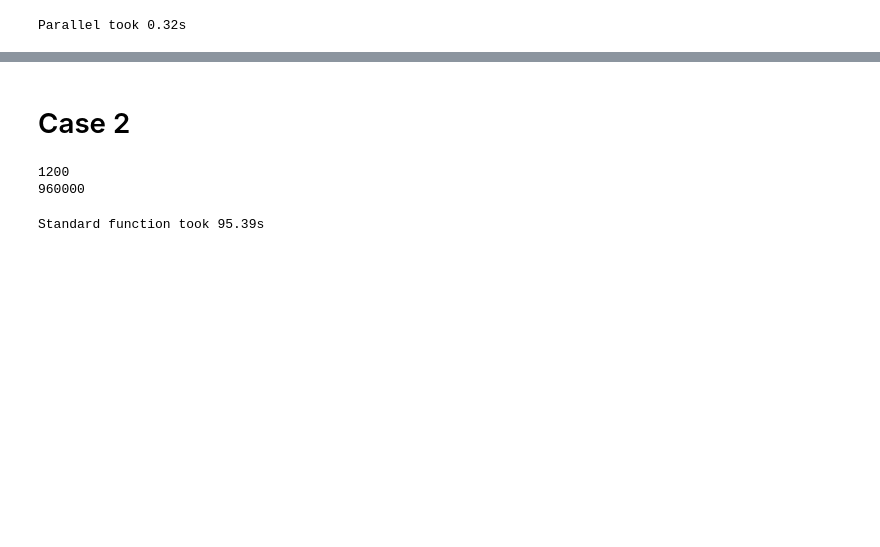
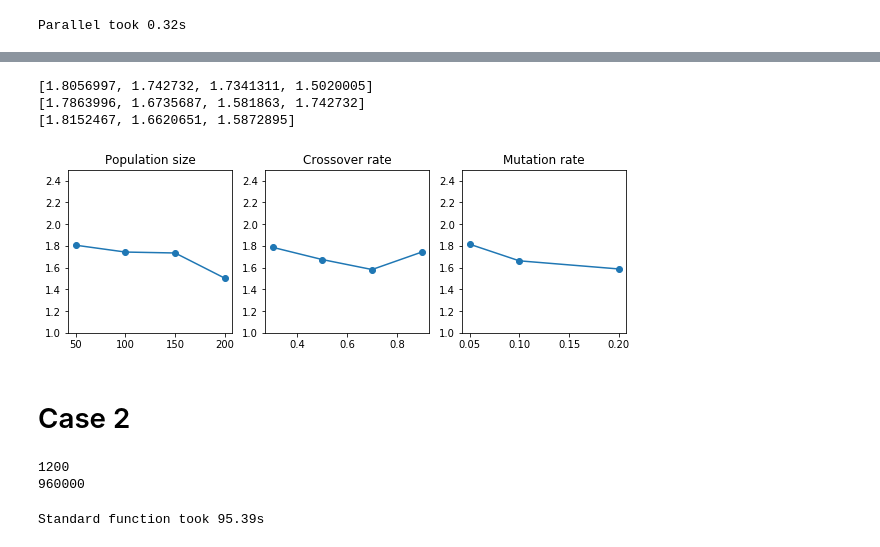
Before and after one commit to JeroenDM/planar_python_robotics, a Jupyter notebook: benchmark_planning_cases.py.ipynb, the cells around one changed output, grey strips where cells are left out. Saved outputs shown, nothing was run; the diff lists cells and outputs as text; code cells hidden in the pictures; blank space fills up the shorter version.

```diff
--- a/benchmark_planning_cases.py.ipynb
+++ b/benchmark_planning_cases.py.ipynb
@@ -57,3 +132,41 @@ plt.show()
+# %%
+def calc_effect(means, levels, exp):
+    effect = []
+    for level in levels:
+        temp = means[exp == level]
+        effect.append(np.mean(temp))
+    return effect
+p0 = np.array([e[0] for e in experiments])
+p1 = np.array([e[1] for e in experiments])
+p2 = np.array([e[2] for e in experiments])
+
+effect1 = calc_effect(mean_results, pop_size, p0)
+effect2 = calc_effect(mean_results, cross_rate, p1)
+effect3 = calc_effect(mean_results, mut_rate, p2)
+
+print(effect1)
+print(effect2)
+print(effect3)
+
+plt.figure(figsize=(10, 3))
+ax1 = plt.subplot(131)
+ax1.plot(pop_size, effect1, 'o-')
+ax1.set_title("Population size")
+ax1.set_ylim([1, 2.5])
+ax2 = plt.subplot(132)
+ax2.plot(cross_rate, effect2, 'o-')
+ax2.set_title("Crossover rate")
+ax2.set_ylim([1, 2.5])
+ax3 = plt.subplot(133)
+ax3.plot(mut_rate, effect3, 'o-')
+ax3.set_title("Mutation rate")
+ax3.set_ylim([1, 2.5])
+plt.show()
+# %% [output]
+[1.8056997, 1.742732, 1.7341311, 1.5020005]
+[1.7863996, 1.6735687, 1.581863, 1.742732]
+[1.8152467, 1.6620651, 1.5872895]
+[figure, added]
 # %% [markdown]
 # Case 2
 # %%
```
Also changed, not shown: parts of 15 cells of this notebook, 2 other files.
